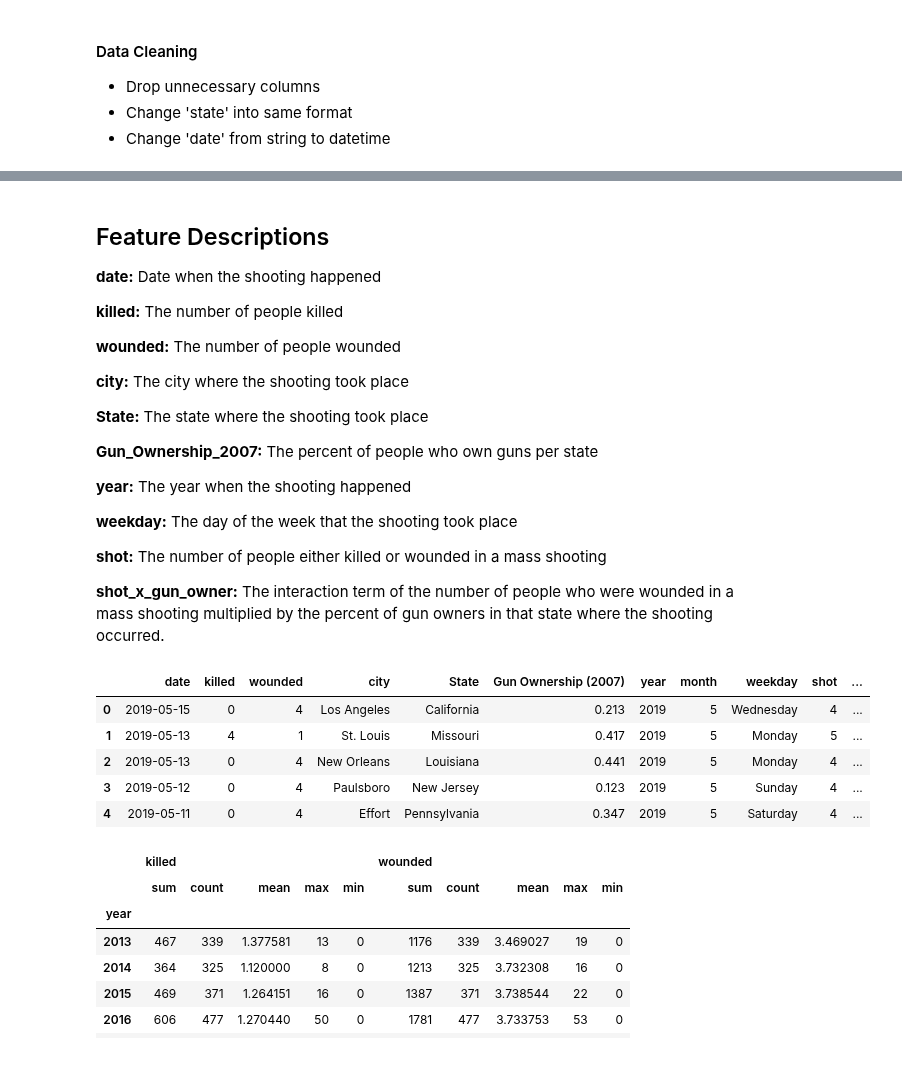
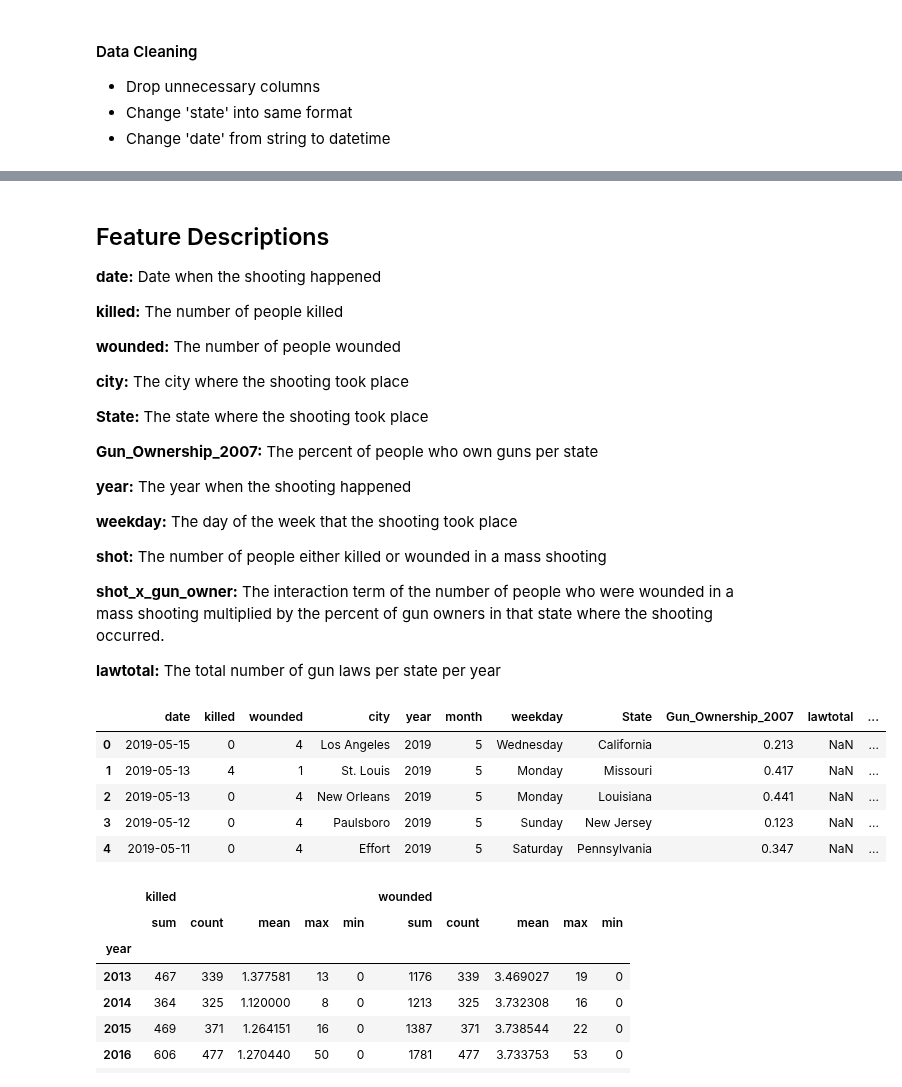
Before and after one commit to mayjai/US-Gun-Exploration-Visualization, a Jupyter notebook: US_Gun_Exploration.ipynb, the cells around one changed output, grey strips where cells are left out. Cells and saved outputs as stored; diff of their text form; code cells hidden in the pictures.

```diff
--- a/US_Gun_Exploration.ipynb
+++ b/US_Gun_Exploration.ipynb
@@ -382,3 +441,6 @@ df_st_owner.head()
 | 2 | Arizona | 0.311 |
 | 3 | Arkansas | 0.553 |
 | 4 | California | 0.213 |
+# %%
+df_state_laws.rename(columns = {'state':'State'}, inplace = True)
+df_state_laws.head()
@@ -385,10 +454,12 @@ df_st_owner.head()
 # %%
-df_ms = df_ms.merge(df_state_code, how ='left', left_on = 'state', right_on = 'Abbreviation')
-df_ms = df_ms.merge(df_st_owner, how = 'left', on='State')
+df_ms_tot = df_ms.copy()
+df_ms_tot = df_ms.merge(df_state_code, how ='left', left_on = 'state', right_on = 'Abbreviation')
+df_ms_tot = df_ms_tot.merge(df_st_owner, how = 'left', on='State')
+df_ms_tot = df_ms_tot.merge(df_state_laws, how = 'left', on = ['State', 'year'])
 # %% [markdown]
 #### Data Cleaning
 * Drop unnecessary columns
 * Change 'state' into same format
 * Change 'date' from string to datetime
 # %%
-df_ms.drop(['name_semicolon_delimited','sources_semicolon_delimited', 'state', 'Abbreviation'],axis = 1, inplace = True)
+df_ms_tot.drop(['name_semicolon_delimited','sources_semicolon_delimited', 'state', 'Abbreviation'],axis = 1, inplace = True)
@@ -410,3 +466,8 @@ df_ms['shot_x_gun_owner'] = df_ms.shot + df_ms['Gun_Ownership_2007']
+# %%
+# New calculated columns
+
+df_ms_tot['shot'] = df_ms_tot.killed + df_ms_tot.wounded
+df_ms_tot['shot_x_gun_owner'] = df_ms_tot.shot + df_ms_tot['Gun_Ownership_2007']
 # %% [markdown]
 ## Feature Descriptions
 
@@ -429,13 +490,15 @@ df_ms['shot_x_gun_owner'] = df_ms.shot + df_ms['Gun_Ownership_2007']
 **shot:** The number of people either killed or wounded in a mass shooting
 
 **shot_x_gun_owner:** The interaction term of the number of people who were wounded in a mass shooting multiplied by the percent of gun owners in that state where the shooting occurred.
+
+**lawtotal:** The total number of gun laws per state per year
 # %%
-df_ms.head()
+df_ms_tot.head()
 # %% [output]
-|  | date | killed | wounded | city | State | Gun Ownership (2007) | year | month | weekday | shot | ... |
-| 0 | 2019-05-15 | 0 | 4 | Los Angeles | California | 0.213 | 2019 | 5 | Wednesday | 4 | ... |
-| 1 | 2019-05-13 | 4 | 1 | St. Louis | Missouri | 0.417 | 2019 | 5 | Monday | 5 | ... |
-| 2 | 2019-05-13 | 0 | 4 | New Orleans | Louisiana | 0.441 | 2019 | 5 | Monday | 4 | ... |
-| 3 | 2019-05-12 | 0 | 4 | Paulsboro | New Jersey | 0.123 | 2019 | 5 | Sunday | 4 | ... |
-| 4 | 2019-05-11 | 0 | 4 | Effort | Pennsylvania | 0.347 | 2019 | 5 | Saturday | 4 | ... |
+|  | date | killed | wounded | city | year | month | weekday | State | Gun_Ownership_2007 | lawtotal | ... |
+| 0 | 2019-05-15 | 0 | 4 | Los Angeles | 2019 | 5 | Wednesday | California | 0.213 | NaN | ... |
+| 1 | 2019-05-13 | 4 | 1 | St. Louis | 2019 | 5 | Monday | Missouri | 0.417 | NaN | ... |
+| 2 | 2019-05-13 | 0 | 4 | New Orleans | 2019 | 5 | Monday | Louisiana | 0.441 | NaN | ... |
+| 3 | 2019-05-12 | 0 | 4 | Paulsboro | 2019 | 5 | Sunday | New Jersey | 0.123 | NaN | ... |
+| 4 | 2019-05-11 | 0 | 4 | Effort | 2019 | 5 | Saturday | Pennsylvania | 0.347 | NaN | ... |
 # %%
```
Also changed, not shown: parts of 27 cells of this notebook.
